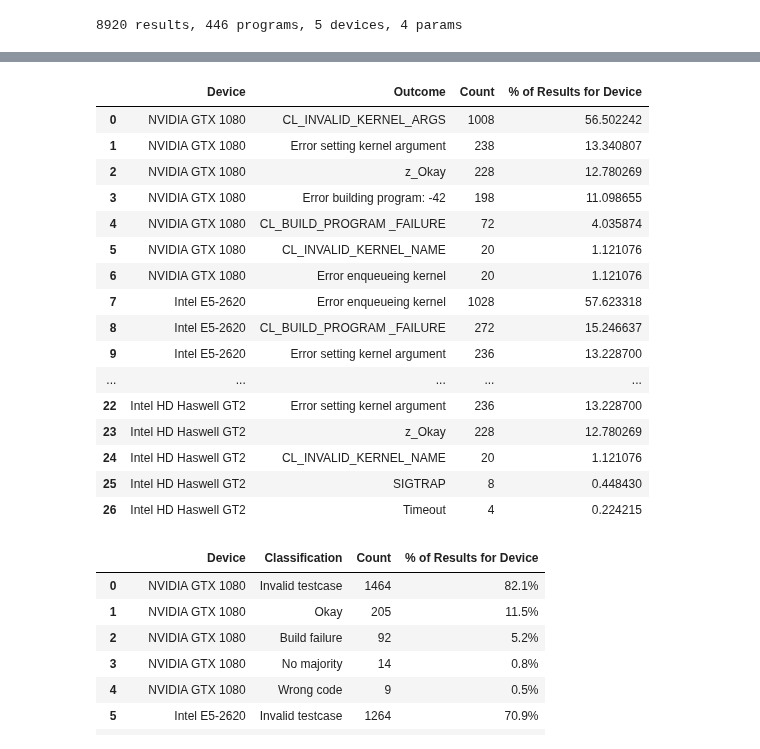
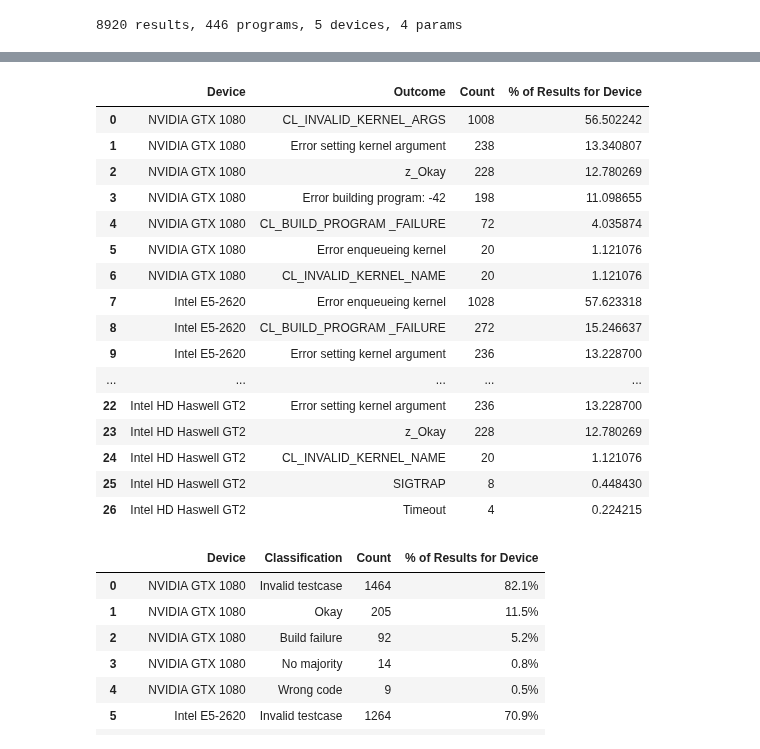
Before and after one commit to ChrisCummins/phd, a Jupyter notebook: difftest/Bootstrap.ipynb, the cells around one changed output, grey strips where cells are left out. Drawn from its saved outputs; the diff is of its cells as text; code cells hidden in the pictures.

Commit message:
Bootstrap: New results

```diff
--- a/difftest/Bootstrap.ipynb
+++ b/difftest/Bootstrap.ipynb
@@ -68,33 +68,33 @@ viz.finalise(figsize=(6,3))
 # %%
 # Table of outcomes per device
 rows = []
 columns = ["Device", "Outcome", "Count", "% of Results for Device"]
 
 testbeds_with_results = s.query(Testbed).distinct()\
-    .join(cl_launcherCLgenResult, cl_launcherCLgenResult.testbed_id == Testbed.id).all()
+    .join(TABLE, TABLE.testbed_id == Testbed.id).all()
 
 for i, testbed in enumerate(testbeds_with_results):
-    nresult = s.query(cl_launcherCLgenResult)\
-        .filter(cl_launcherCLgenResult.testbed == testbed).count()
+    nresult = s.query(TABLE)\
+        .filter(TABLE.testbed == testbed).count()
 
     ratios, labels = [], []
-    outcomes = s.query(cl_launcherCLgenResult.outcome, sql.func.count(cl_launcherCLgenResult.outcome))\
-        .filter(cl_launcherCLgenResult.testbed == testbed).group_by(cl_launcherCLgenResult.outcome)\
-        .order_by(sql.desc(sql.func.count(cl_launcherCLgenResult.outcome)))
+    outcomes = s.query(TABLE.outcome, sql.func.count(TABLE.outcome))\
+        .filter(TABLE.testbed == testbed).group_by(TABLE.outcome)\
+        .order_by(sql.desc(sql.func.count(TABLE.outcome)))
 
     rows += [(device_str(testbed.device), outcome, count, (count / nresult) * 100)
              for outcome, count in outcomes]
 
 pd.DataFrame(rows, columns=columns)
 # %% [output]
 |  | Device | Outcome | Count | % of Results for Device |
 | 0 | NVIDIA GTX 1080 | CL_INVALID_KERNEL_ARGS | 1008 | 56.502242 |
 | 1 | NVIDIA GTX 1080 | Error setting kernel argument | 238 | 13.340807 |
 | 2 | NVIDIA GTX 1080 | z_Okay | 228 | 12.780269 |
 | 3 | NVIDIA GTX 1080 | Error building program: -42 | 198 | 11.098655 |
 | 4 | NVIDIA GTX 1080 | CL_BUILD_PROGRAM _FAILURE | 72 | 4.035874 |
-| 5 | NVIDIA GTX 1080 | CL_INVALID_KERNEL_NAME | 20 | 1.121076 |
-| 6 | NVIDIA GTX 1080 | Error enqueueing kernel | 20 | 1.121076 |
+| 5 | NVIDIA GTX 1080 | Error enqueueing kernel | 20 | 1.121076 |
+| 6 | NVIDIA GTX 1080 | CL_INVALID_KERNEL_NAME | 20 | 1.121076 |
 | 7 | Intel E5-2620 | Error enqueueing kernel | 1028 | 57.623318 |
 | 8 | Intel E5-2620 | CL_BUILD_PROGRAM _FAILURE | 272 | 15.246637 |
 | 9 | Intel E5-2620 | Error setting kernel argument | 236 | 13.228700 |
```
Also changed, not shown: parts of 7 cells of this notebook.
